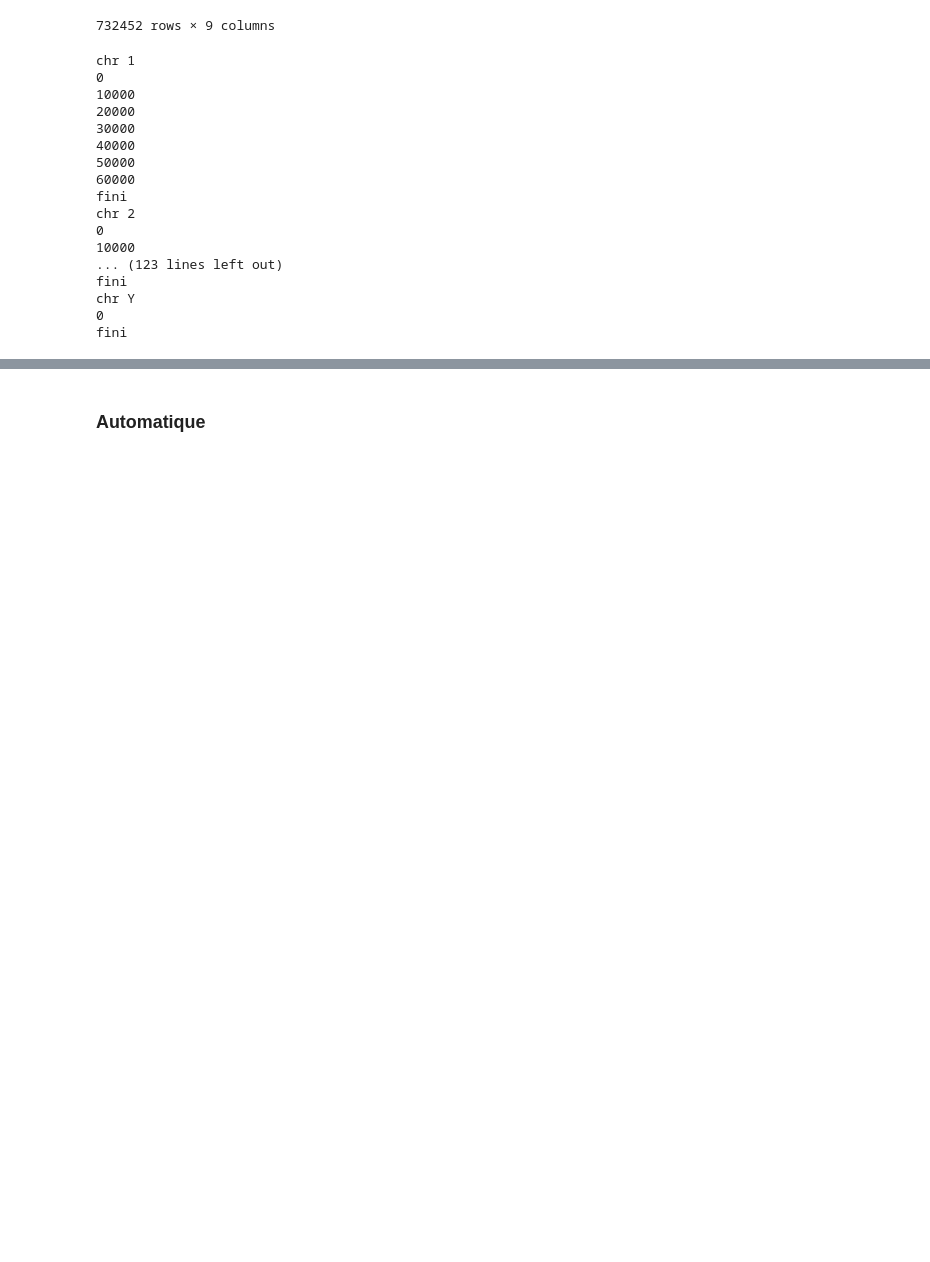
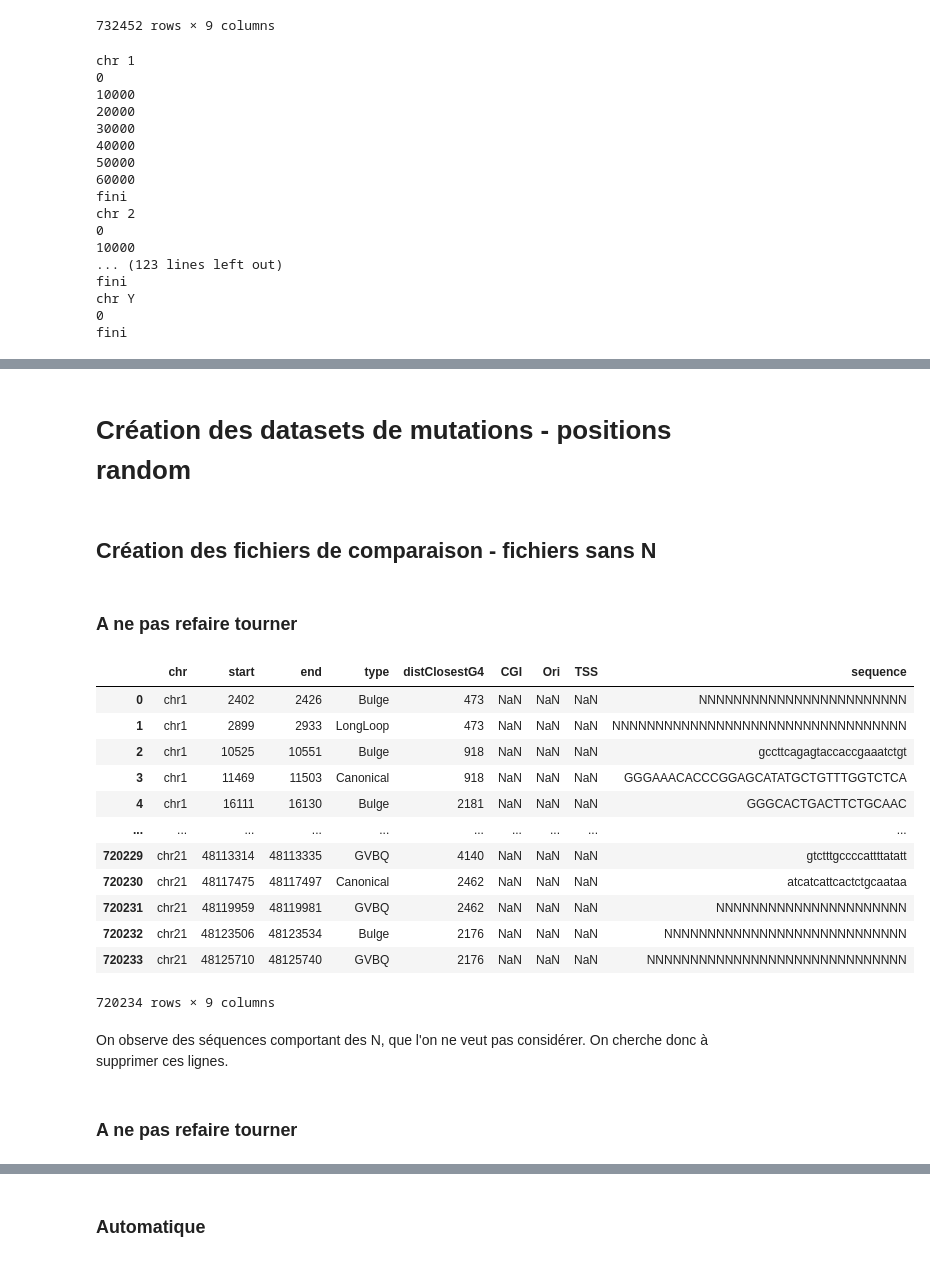
Before and after one commit to chloevogel/TRSante, a Jupyter notebook: Creation_des_fichiers_complets_de_mutation.ipynb, the cells around one changed output, grey strips where cells are left out. Drawn from its saved outputs; the diff is of its cells as text; code cells hidden in the pictures; blank space fills up the shorter version.

```diff
--- a/Creation_des_fichiers_complets_de_mutation.ipynb
+++ b/Creation_des_fichiers_complets_de_mutation.ipynb
@@ -152,0 +259,27 @@ import statistics
+# %% [markdown]
+# Création des datasets de mutations - positions random
+# %% [markdown]
+## Création des fichiers de comparaison - fichiers sans N
+# %% [markdown]
+### A ne pas refaire tourner
+# %%
+file = open('C:/Users/BlueC/Documents/Mines/Santé/Code/random_G4_explicit.csv')
+reader = pd.read_csv(file, delimiter=',')
+# %%
+reader
+# %% [output]
+|  | chr | start | end | type | distClosestG4 | CGI | Ori | TSS | sequence |
+| 0 | chr1 | 2402 | 2426 | Bulge | 473 | NaN | NaN | NaN | NNNNNNNNNNNNNNNNNNNNNNNN |
+| 1 | chr1 | 2899 | 2933 | LongLoop | 473 | NaN | NaN | NaN | NNNNNNNNNNNNNNNNNNNNNNNNNNNNNNNNNN |
+| 2 | chr1 | 10525 | 10551 | Bulge | 918 | NaN | NaN | NaN | gccttcagagtaccaccgaaatctgt |
+| 3 | chr1 | 11469 | 11503 | Canonical | 918 | NaN | NaN | NaN | GGGAAACACCCGGAGCATATGCTGTTTGGTCTCA |
+| 4 | chr1 | 16111 | 16130 | Bulge | 2181 | NaN | NaN | NaN | GGGCACTGACTTCTGCAAC |
+| ... | ... | ... | ... | ... | ... | ... | ... | ... | ... |
+| 720229 | chr21 | 48113314 | 48113335 | GVBQ | 4140 | NaN | NaN | NaN | gtctttgccccattttatatt |
+| 720230 | chr21 | 48117475 | 48117497 | Canonical | 2462 | NaN | NaN | NaN | atcatcattcactctgcaataa |
+| 720231 | chr21 | 48119959 | 48119981 | GVBQ | 2462 | NaN | NaN | NaN | NNNNNNNNNNNNNNNNNNNNNN |
+| 720232 | chr21 | 48123506 | 48123534 | Bulge | 2176 | NaN | NaN | NaN | NNNNNNNNNNNNNNNNNNNNNNNNNNNN |
+| 720233 | chr21 | 48125710 | 48125740 | GVBQ | 2176 | NaN | NaN | NaN | NNNNNNNNNNNNNNNNNNNNNNNNNNNNNN |
+720234 rows × 9 columns
+# %% [markdown]
+On observe des séquences comportant des N, que l'on ne veut pas considérer. On cherche donc à supprimer ces lignes.
@@ -152,0 +290,2 @@ import statistics
+# %% [markdown]
+### A ne pas refaire tourner
```
Also changed, not shown: parts of 37 cells of this notebook.
